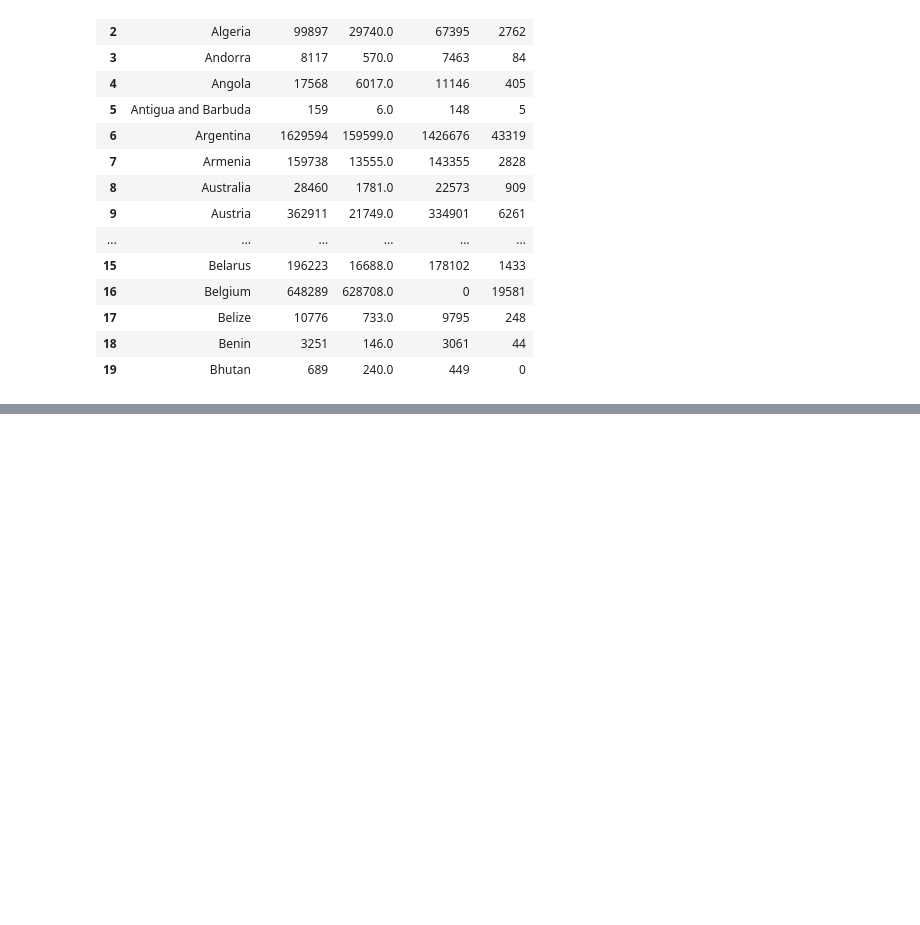
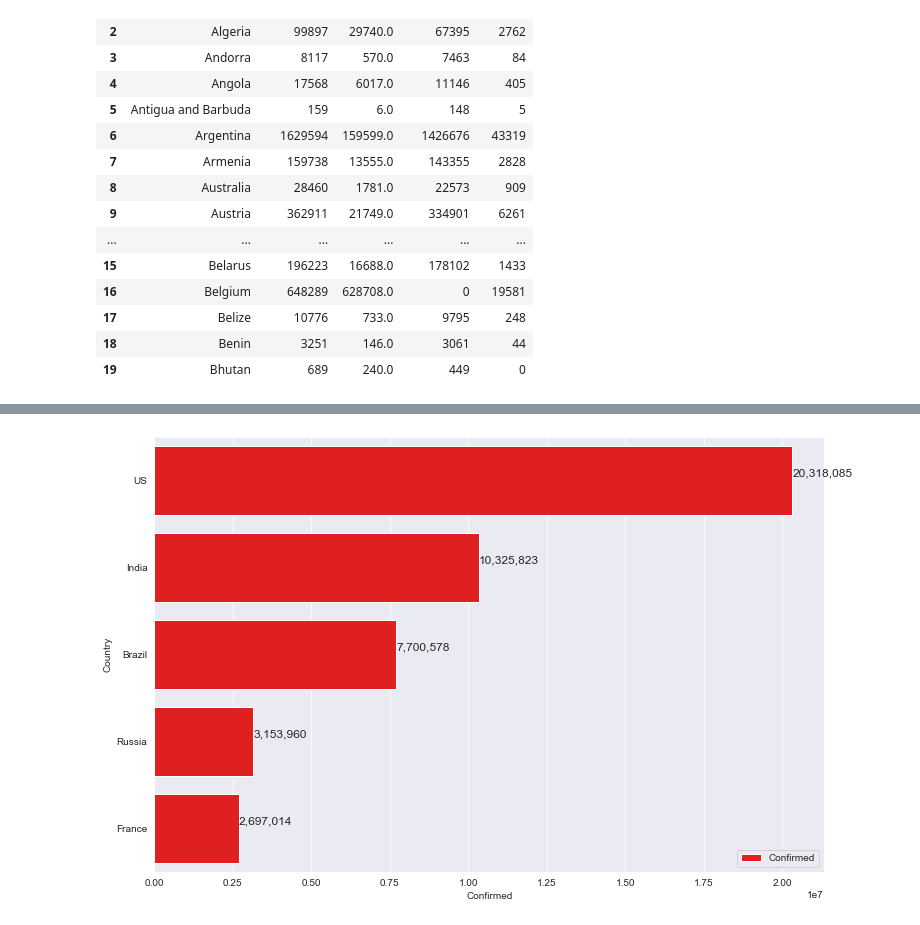
Before and after one commit to roblivesinottawa/analysis-covid-python, a Jupyter notebook: analysis-covid-python-workspace/notebooks/script.ipynb, the cells around one changed output, grey strips where cells are left out. Cells and saved outputs as stored; diff of their text form; code cells hidden in the pictures; blank space fills up the shorter version.

```diff
--- a/analysis-covid-python-workspace/notebooks/script.ipynb
+++ b/analysis-covid-python-workspace/notebooks/script.ipynb
@@ -223,0 +277,13 @@ world_df.head(20)
+# %%
+# find the 5 countries with the most confirmed cases
+top_five = world_df.sort_values(by='Confirmed', ascending=False).head(5)
+# %%
+plt.figure(figsize=(12, 8))
+sns.barplot(x='Confirmed', y='Country', data=top_five, color='red', label='Confirmed')
+for i, (value, name) in enumerate(zip(top_five['Confirmed'], top_five['Country'])):
+    plt.text(value, i - 0.05, f"{value:,.0f}", size=12)
+
+plt.legend(loc=4)
+plt.show()
+# %% [output]
+[figure, added]
```
Also changed, not shown: parts of 10 cells of this notebook.
